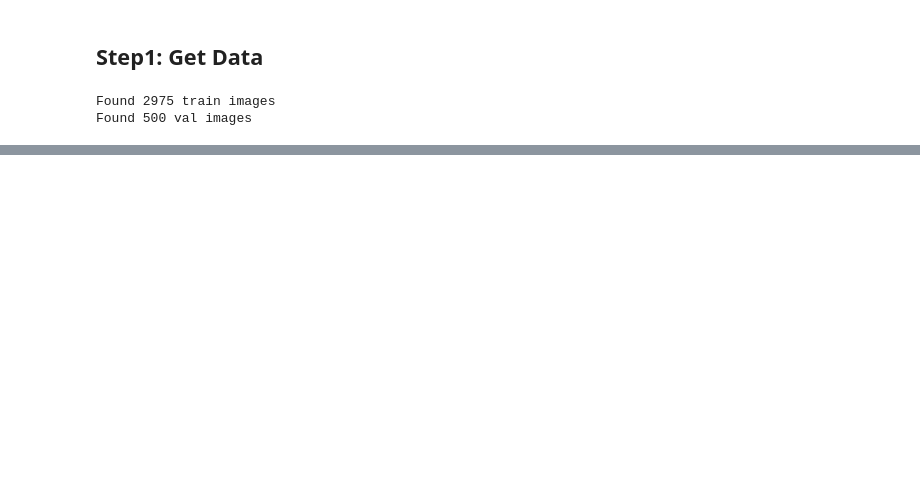
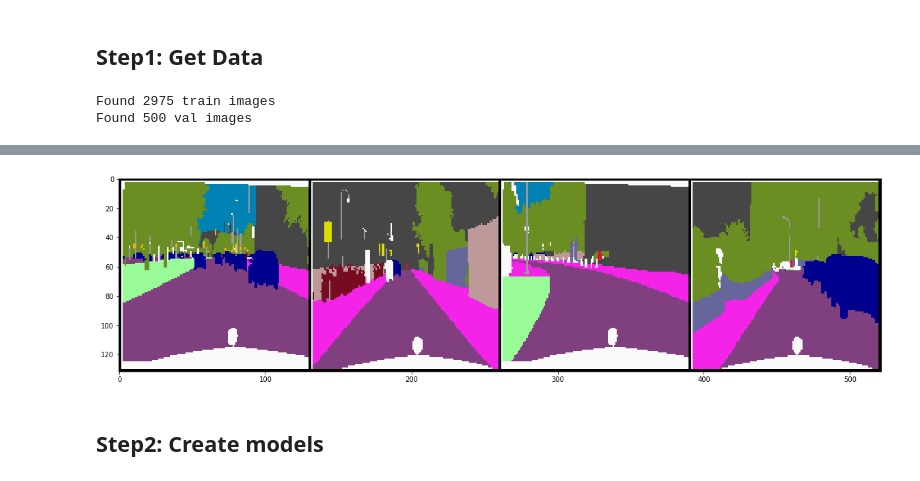
Before and after one commit to KushajveerSingh/SPADE-PyTorch, a Jupyter notebook: src/notebooks/train_model.ipynb, the cells around one changed output, grey strips where cells are left out. Saved outputs shown, nothing was run; the diff lists cells and outputs as text; code cells hidden in the pictures; blank space fills up the shorter version.

```diff
--- a/src/notebooks/train_model.ipynb
+++ b/src/notebooks/train_model.ipynb
@@ -215,0 +59,22 @@ Found 500 val images
+# %%
+segmap = torch.zeros(seg.size(0), 3, seg.size(2), seg.size(3))
+# Plotting function for segmentation task
+for i, a in enumerate(seg):
+    image = a.squeeze()
+    image = image.numpy()
+    image = dataset['train'].decode_segmap(image)
+    image = image.transpose((2, 0, 1))
+    image = torch.from_numpy(image)
+    segmap[i] = image
+
+def imshow_seg(image):
+    image = image.numpy().transpose((1, 2, 0))
+    plt.imshow(image)
+    plt.pause(0.001)
+
+grid_img = torchvision.utils.make_grid(segmap, nrow=4)
+imshow_seg(grid_img)
+# %% [output]
+[figure, added]
+# %% [markdown]
+## Step2: Create models
```
Also changed, not shown: parts of 6 cells of this notebook, 2 other files.
